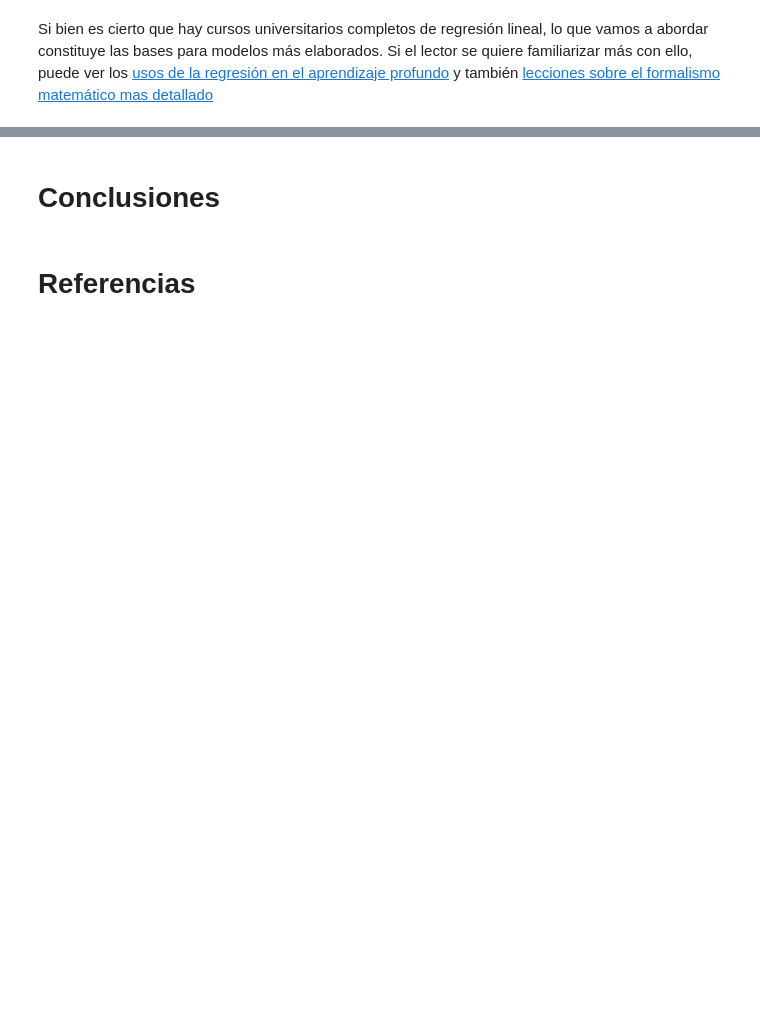
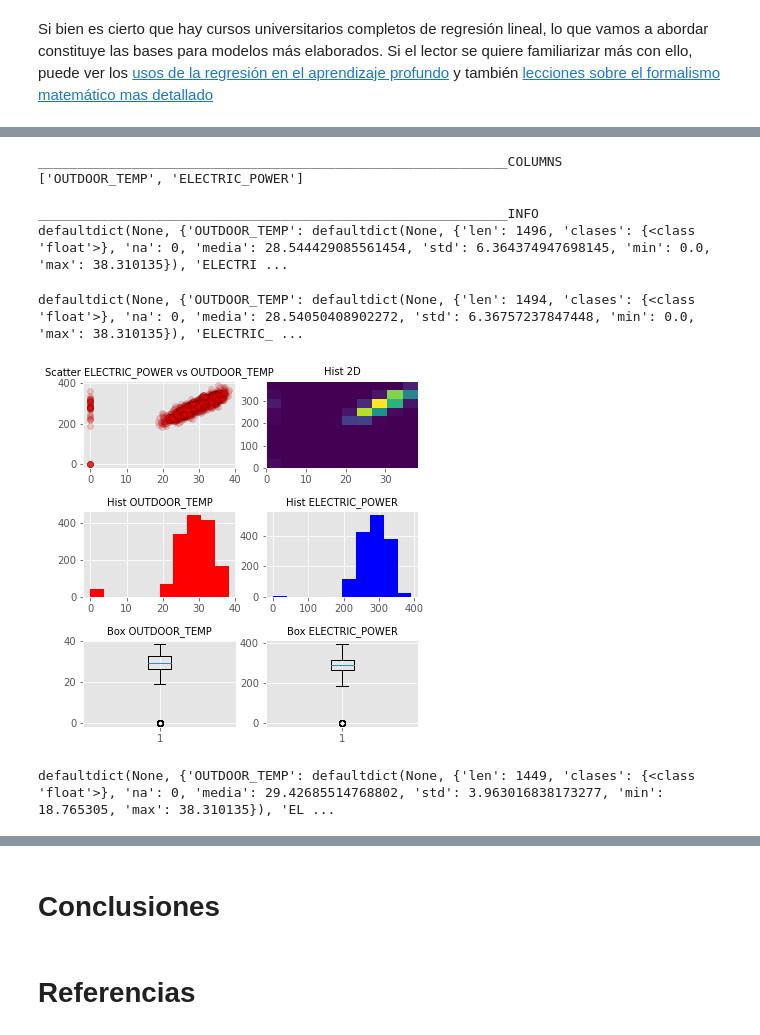
Before and after one commit to daagonzalezgu/Curso-Big-Data-2021-I, a Jupyter notebook: EnsayoJupyter/Ensayo.ipynb, the cells around one changed output, grey strips where cells are left out. Cells and saved outputs as stored; diff of their text form; code cells hidden in the pictures; blank space fills up the shorter version.

```diff
--- a/EnsayoJupyter/Ensayo.ipynb
+++ b/EnsayoJupyter/Ensayo.ipynb
@@ -21,0 +100,51 @@ Si bien es cierto que hay cursos universitarios completos de regresión lineal,
+# %%
+print('_'*60 + 'COLUMNS')
+print (header)
+# %% [output]
+____________________________________________________________COLUMNS
+['OUTDOOR_TEMP', 'ELECTRIC_POWER']
+# %%
+print ('_'*60 + 'INFO')
+print (info(header, [OUTDOOR_TEMP, ELECTRIC_POWER]))
+# %% [output]
+____________________________________________________________INFO
+defaultdict(None, {'OUTDOOR_TEMP': defaultdict(None, {'len': 1496, 'clases': {<class 'float'>}, 'na': 0, 'media': 28.544429085561454, 'std': 6.364374947698145, 'min': 0.0, 'max': 38.310135}), 'ELECTRI ...
+# %%
+#Quitamos los nas
+index_to_drop = [index for index, val in enumerate(ELECTRIC_POWER) if val is None]
+ELECTRIC_POWER = [val for index, val in enumerate(ELECTRIC_POWER) if index not in index_to_drop]
+OUTDOOR_TEMP = [val for index, val in enumerate(OUTDOOR_TEMP) if index not in index_to_drop]
+# %%
+print (info(header, [OUTDOOR_TEMP, ELECTRIC_POWER]))
+# %% [output]
+defaultdict(None, {'OUTDOOR_TEMP': defaultdict(None, {'len': 1494, 'clases': {<class 'float'>}, 'na': 0, 'media': 28.54050408902272, 'std': 6.36757237847448, 'min': 0.0, 'max': 38.310135}), 'ELECTRIC_ ...
+# %%
+def visual(header, X, y):
+    """
+    :param header: Lista con los nombres de los encabezados
+    :param X: Lista con los valores de la columna a colocar en el eje X
+    :param y: Lista con los valores de la columna a colocar en el eje y
+    :return: matplotlib figure plot
+    """
+
+    fs = 10  # fontsize
+    fig, axs = plt.subplots(3, 2, figsize=(6, 6))
+    plt.subplots_adjust(top=0.9, bottom=0.1, hspace=0.5, wspace=0.2, left=0.125, right=0.9)
+    axs[0, 0].scatter(X, y, c='r', edgecolors=(0, 0, 0), alpha=0.2)
+    axs[0, 0].set_title('Scatter %s vs %s' %(header[1], header[0]), fontsize=fs)
+    axs[1, 0].hist(X, color='red')
+    axs[1, 0].set_title('Hist %s' %header[0], fontsize=fs)
+    axs[0, 1].hist2d(X, y)
+    axs[0, 1].set_title('Hist 2D', fontsize=fs)
+    axs[1, 1].hist(y, color='blue')
+    axs[1, 1].set_title('Hist %s' %header[1], fontsize=fs)
+    axs[2, 0].boxplot(X)
+    axs[2, 0].set_title('Box %s' %header[0], fontsize=fs)
+    axs[2, 1].boxplot(y)
+    axs[2, 1].set_title('Box %s' %header[1], fontsize=fs)
+    plt.show()
+# %%
+#Ploteamos la gráfica
+visual(header, OUTDOOR_TEMP, ELECTRIC_POWER)
+# %% [output]
+[figure, added]
@@ -21,0 +156,4 @@ Si bien es cierto que hay cursos universitarios completos de regresión lineal,
+# %%
+print (info(header, [OUTDOOR_TEMP, ELECTRIC_POWER]))
+# %% [output]
+defaultdict(None, {'OUTDOOR_TEMP': defaultdict(None, {'len': 1449, 'clases': {<class 'float'>}, 'na': 0, 'media': 29.42685514768802, 'std': 3.963016838173277, 'min': 18.765305, 'max': 38.310135}), 'EL ...
```
Also changed, not shown: parts of 31 cells of this notebook.
